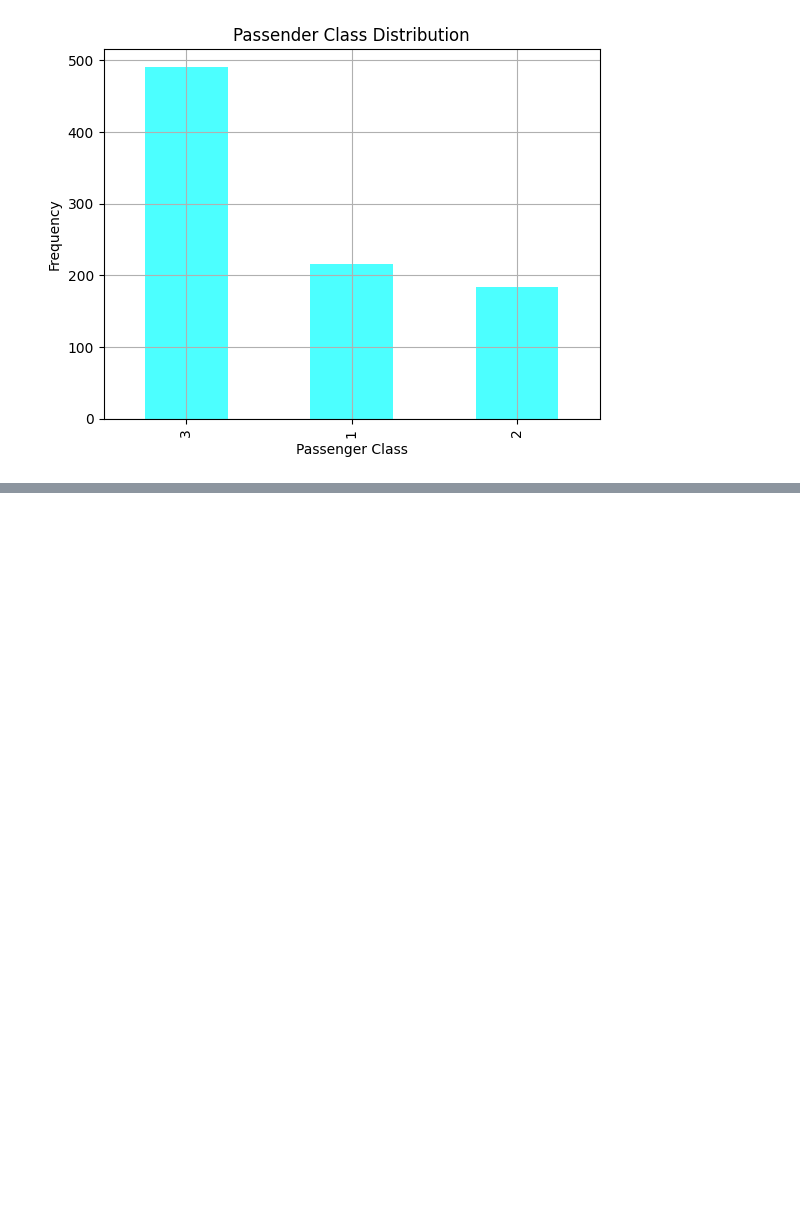
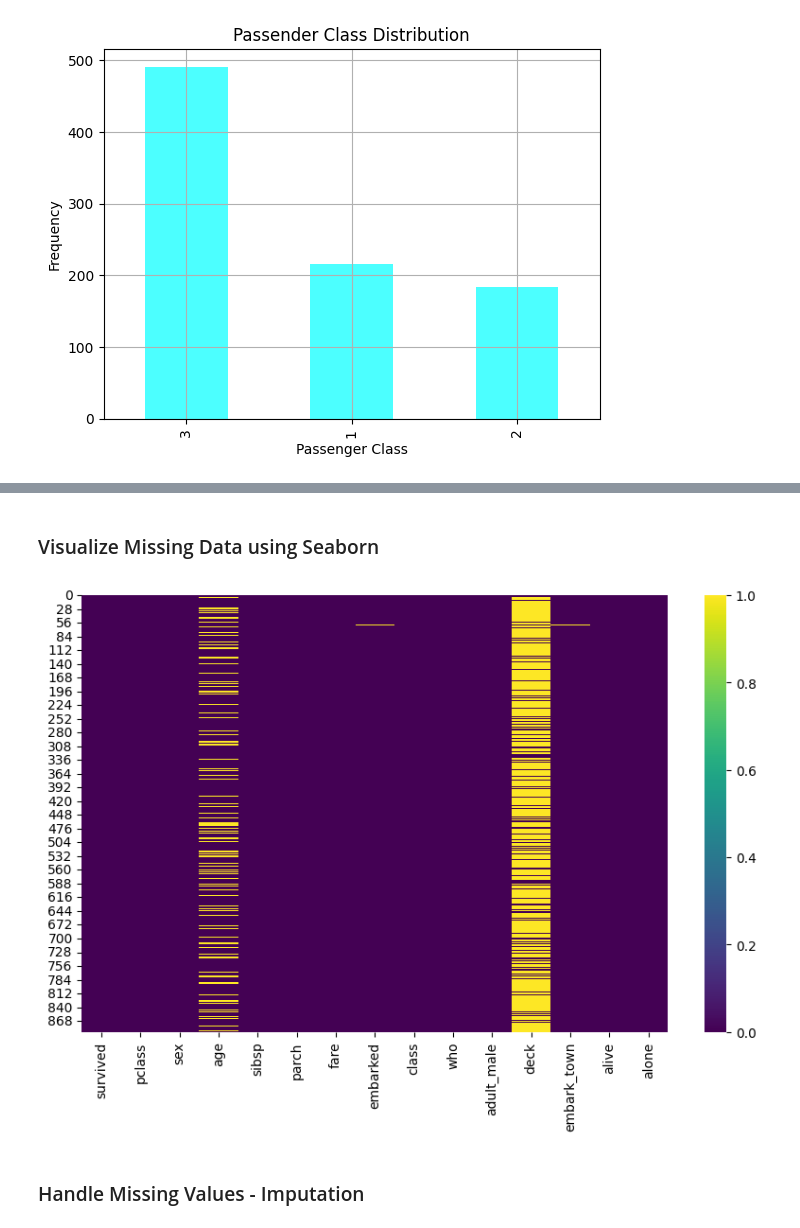
Before and after one commit to vadivelmurugesan/data-science, a Jupyter notebook: example_data_sets/01_titanic_data_set.ipynb, the cells around one changed output, grey strips where cells are left out. Drawn from its saved outputs; the diff is of its cells as text; code cells hidden in the pictures; blank space fills up the shorter version.

Commit message:
Data Wrangling with Titanic Data Set

```diff
--- a/example_data_sets/01_titanic_data_set.ipynb
+++ b/example_data_sets/01_titanic_data_set.ipynb
@@ -409,0 +465,12 @@ plt.show()
+# %% [markdown]
+### Visualize Missing Data using Seaborn
+# %%
+plt.figure(figsize=(10, 6))
+
+sns.heatmap(data=titanic_dataset.isnull(), cmap='viridis' )
+
+plt.show()
+# %% [output]
+[figure, added]
+# %% [markdown]
+### Handle Missing Values - Imputation
```
Also changed, not shown: parts of 5 cells of this notebook.
